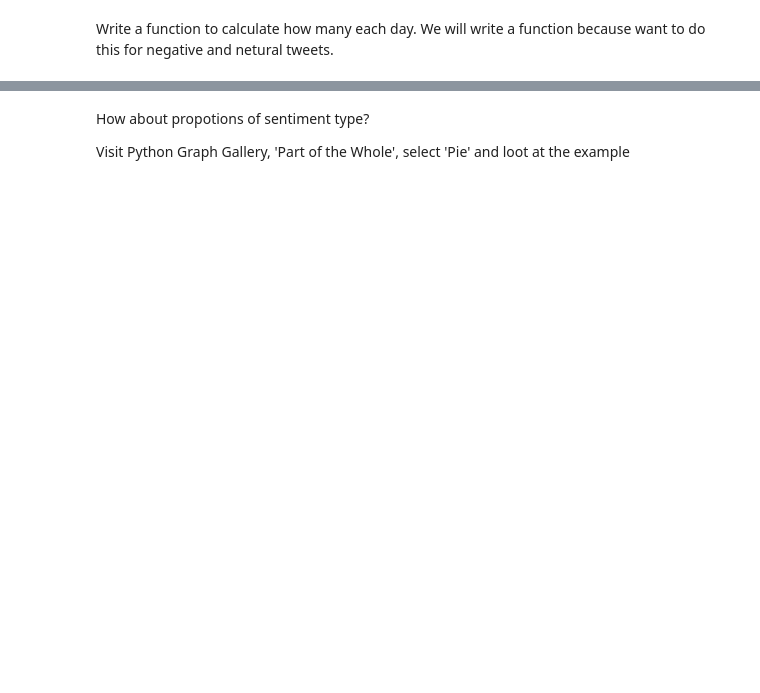
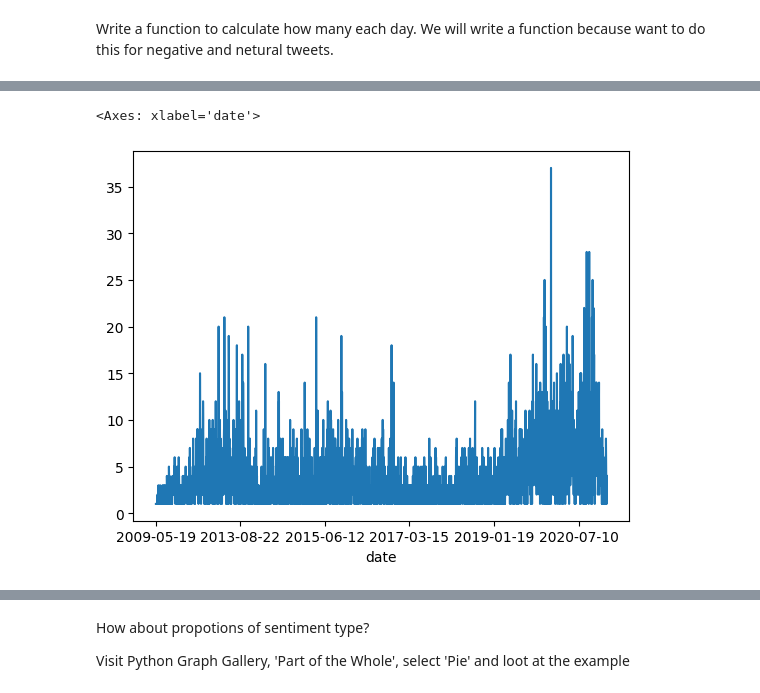
Before and after one commit to Suweslab/Sentiments, a Jupyter notebook: visualise_twitter.ipynb, the cells around one changed output, grey strips where cells are left out. Drawn from its saved outputs; the diff is of its cells as text; code cells hidden in the pictures; blank space fills up the shorter version.

```diff
--- a/visualise_twitter.ipynb
+++ b/visualise_twitter.ipynb
@@ -151,7 +159,7 @@ pos = tweets_df[
 Write a function to calculate how many each day.  We will write a function because want to do this for negative and netural tweets.
 # %%
 def num_tweets(df):
-    return df['Date'].value_counts().sort_index()
+    return df['date'].value_counts().sort_index()
 
 pos_per_day = num_tweets(pos)
 # %%
@@ -160,2 +171,9 @@ pos_per_day.plot()
 # %%
 # Now repeat for negative
+negs = tweets_df[tweets_df['Sentiment'] == 'negative']
+negs.head()
+negs_per_day = num_tweets(negs)
+negs_per_day.plot()
+# %% [output]
+<Axes: xlabel='date'>
+[figure, added]
```
Also changed, not shown: parts of 7 cells of this notebook.
